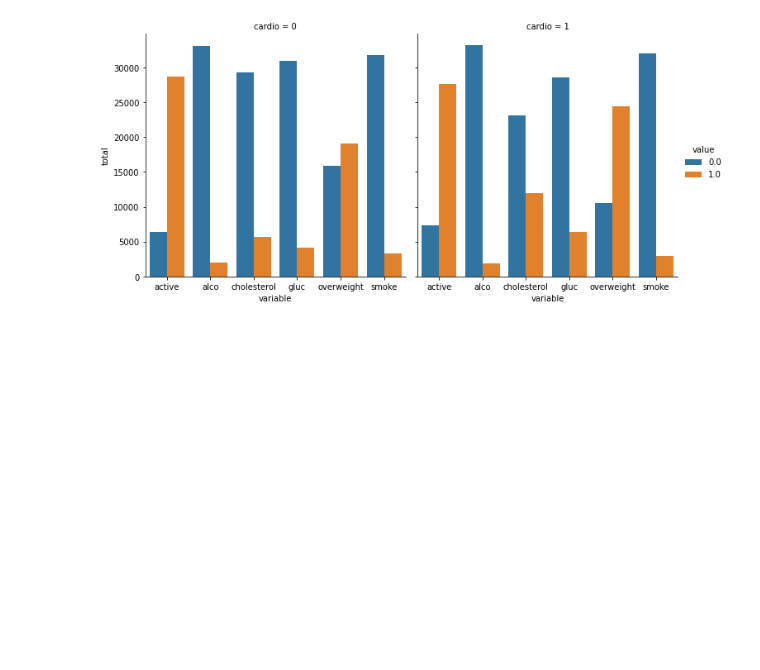
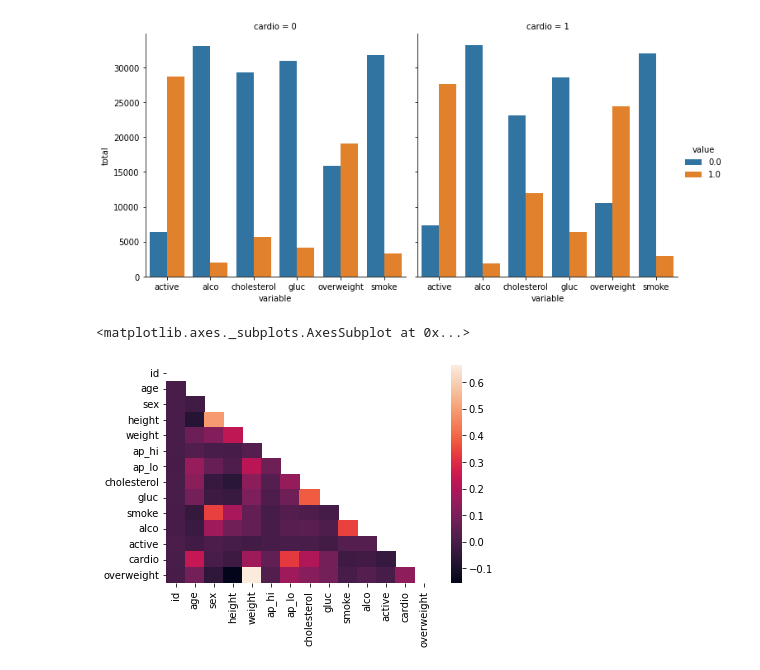
Before and after one commit to Batman2002/boilerplate-demographic-data-analyzer-2, a Jupyter notebook: boilerplate_medical_data_visualizer.ipynb, the cells around one changed output. Cells and saved outputs as stored; diff of their text form; code cells hidden in the pictures; blank space fills up the shorter version.

Commit message:
heatmap almost done now just copy it to replit

```diff
--- a/boilerplate_medical_data_visualizer.ipynb
+++ b/boilerplate_medical_data_visualizer.ipynb
@@ -62,3 +62,39 @@ dfcat
 g=sns.catplot(data=dfcat,x="variable",y="total",col="cardio",hue="value",kind="bar")
 # %% [output]
 [figure]
+# %%
+df=pd.read_csv("medical_examination.csv")
+df2=pd.read_csv("medical_examination.csv")
+df3=pd.read_csv("medical_examination.csv")
+df4=pd.read_csv("medical_examination.csv")
+df3.loc[df3["cholesterol"]==1]=0
+df3.loc[df3["cholesterol"]>1]=1
+df4.loc[df4["gluc"]==1]=0
+df4.loc[df4["gluc"]>1]=1
+df["overweight"]=(df["weight"]/((df["height"]/100)**2))
+df.loc[df["overweight"]<=25]=0
+df.loc[df["overweight"]>25]=1
+df2["overweight"]=df["overweight"]
+df2["cholesterol"]=df3["cholesterol"]
+df2["gluc"]=df4["gluc"]
+s=(df2['ap_lo'] >= df2['ap_hi'])
+d=df2.loc[s]
+df2.drop(d.index,inplace=True)
+c=(df2['height'] <= df2['height'].quantile(0.025))
+a=(df2['height'] >= df2['height'].quantile(0.975))
+b=df2.loc[a]
+d=df2.loc[c]
+df2.drop(b.index,inplace=True)
+df2.drop(d.index,inplace=True)
+g=(df2['weight'] <= df2['weight'].quantile(0.025))
+f=(df2['weight'] >= df2['weight'].quantile(0.975))
+j=df2.loc[f]
+k=df2.loc[g]
+df2.drop(j.index,inplace=True)
+df2.drop(k.index,inplace=True)
+df2=df2.corr()
+mask = np.triu(np.ones_like(df2))
+sns.heatmap(df2,mask=mask)
+# %% [output]
+<matplotlib.axes._subplots.AxesSubplot at 0x...>
+[figure, added]
```
